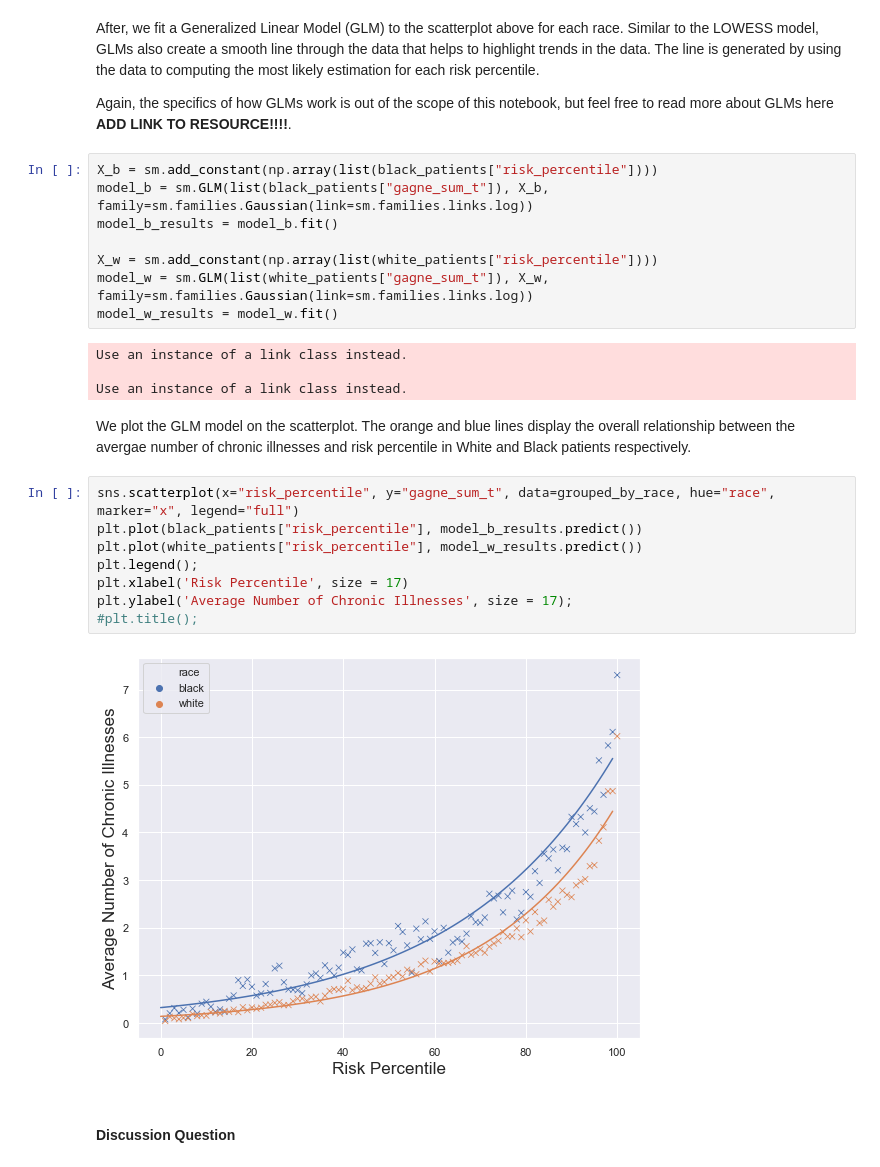
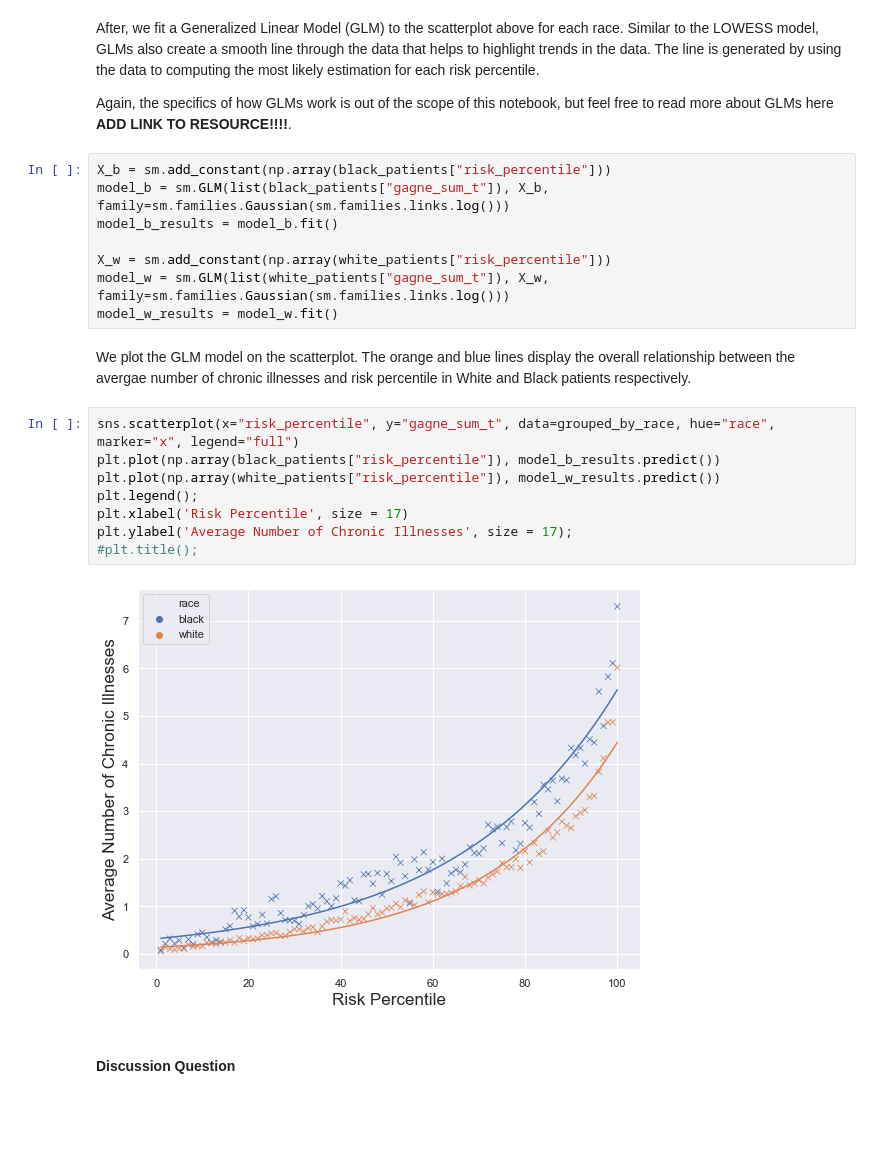
Before and after one commit to ds-modules/data-4ac, a Jupyter notebook: healthcare/Health_care_lab_for_review_text.ipynb, the cells around one changed output. Saved outputs shown, nothing was run; the diff lists cells and outputs as text; blank space fills up the shorter version.

```diff
--- a/healthcare/Health_care_lab_for_review_text.ipynb
+++ b/healthcare/Health_care_lab_for_review_text.ipynb
@@ -238,29 +238,25 @@ After, we fit a Generalized Linear Model (GLM) to the scatterplot above for each
 
 Again, the specifics of how GLMs work is out of the scope of this notebook, but feel free to read more about GLMs here **ADD LINK TO RESOURCE!!!!**.
 # %%
-X_b = sm.add_constant(np.array(list(black_patients["risk_percentile"])))
-model_b = sm.GLM(list(black_patients["gagne_sum_t"]), X_b, family=sm.families.Gaussian(link=sm.families.links.log))
+X_b = sm.add_constant(np.array(black_patients["risk_percentile"]))
+model_b = sm.GLM(list(black_patients["gagne_sum_t"]), X_b, family=sm.families.Gaussian(sm.families.links.log()))
 model_b_results = model_b.fit()
 
-X_w = sm.add_constant(np.array(list(white_patients["risk_percentile"])))
-model_w = sm.GLM(list(white_patients["gagne_sum_t"]), X_w, family=sm.families.Gaussian(link=sm.families.links.log))
+X_w = sm.add_constant(np.array(white_patients["risk_percentile"]))
+model_w = sm.GLM(list(white_patients["gagne_sum_t"]), X_w, family=sm.families.Gaussian(sm.families.links.log()))
 model_w_results = model_w.fit()
-# %% [output]
-Use an instance of a link class instead.
-
-Use an instance of a link class instead.
 # %% [markdown]
 We plot the GLM model on the scatterplot. The orange and blue lines display the overall relationship between the avergae number of chronic illnesses and risk percentile in White and Black patients respectively.
 # %%
 sns.scatterplot(x="risk_percentile", y="gagne_sum_t", data=grouped_by_race, hue="race", marker="x", legend="full")
-plt.plot(black_patients["risk_percentile"], model_b_results.predict())
-plt.plot(white_patients["risk_percentile"], model_w_results.predict())
+plt.plot(np.array(black_patients["risk_percentile"]), model_b_results.predict())
+plt.plot(np.array(white_patients["risk_percentile"]), model_w_results.predict())
 plt.legend();
 plt.xlabel('Risk Percentile', size = 17)
 plt.ylabel('Average Number of Chronic Illnesses', size = 17);
 #plt.title();
 # %% [output]
-[figure, old version]
+[figure, new version]
 # %% [markdown]
 #### Discussion Question
 # %% [markdown]
```
